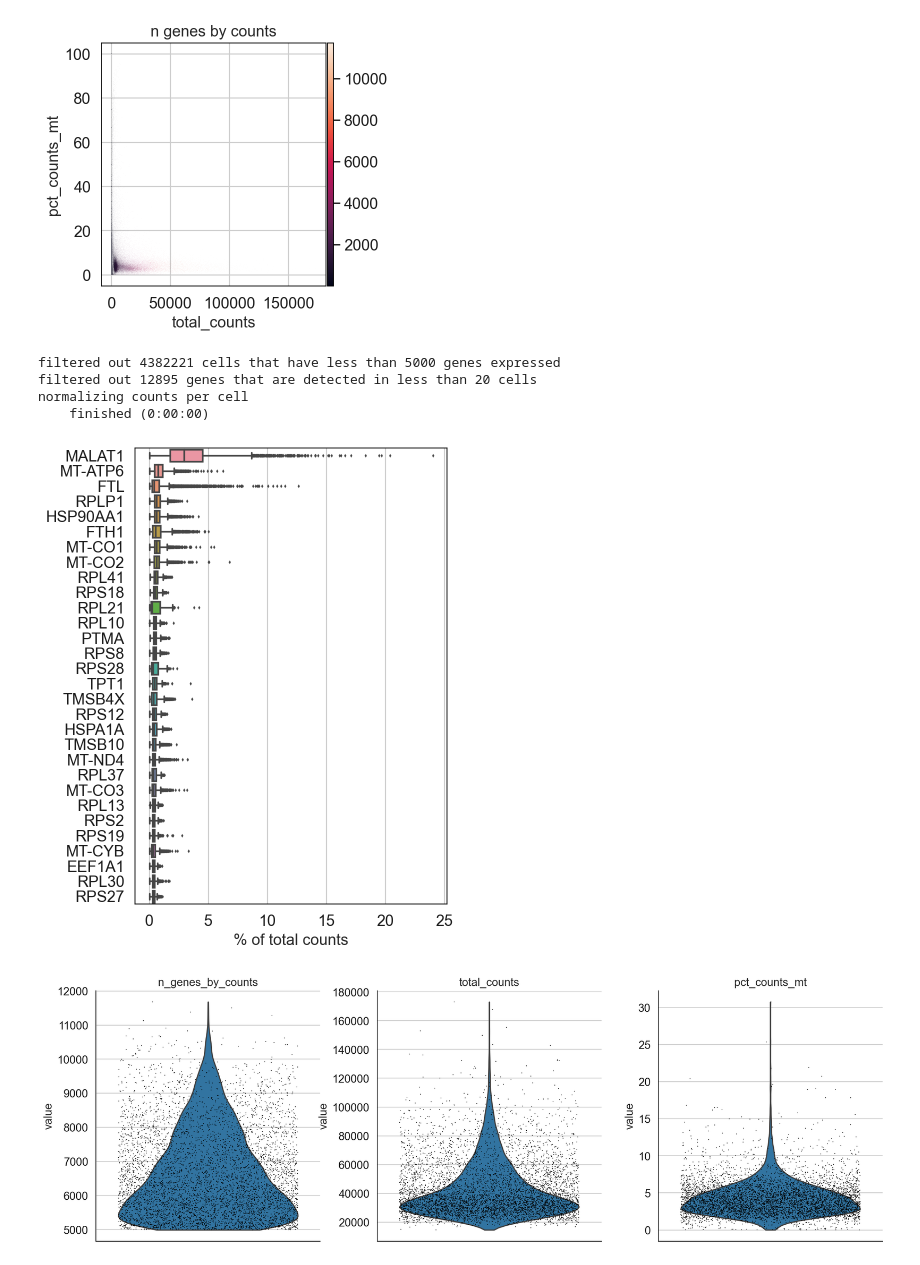
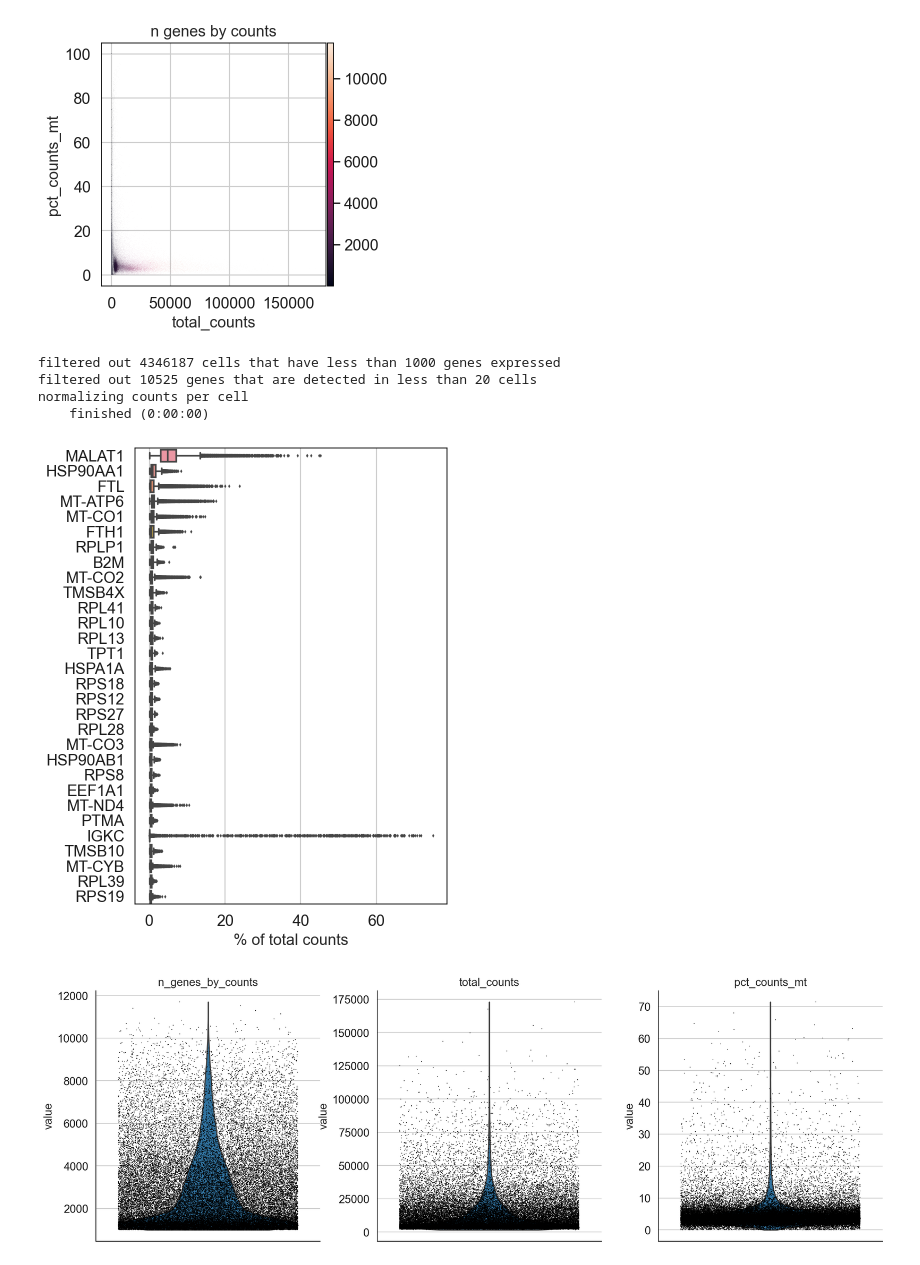
Before and after one commit to tianxin-wang/BIOS26211-Final-Project, a Jupyter notebook: Single Cell Seq.ipynb, the cells around one changed output. Saved outputs shown, nothing was run; the diff lists cells and outputs as text; code cells hidden in the pictures.

```diff
--- a/Single Cell Seq.ipynb
+++ b/Single Cell Seq.ipynb
@@ -49,25 +49,25 @@ sc.pl.scatter(adata, x='total_counts', y='pct_counts_mt', color = 'n_genes_by_co
 #Dataset after data filtering
 # %%
 #filtering
-sc.pp.filter_cells(adata, min_genes=5000) #fiter out cells that express less than 5000 genes
+sc.pp.filter_cells(adata, min_genes=1000) #fiter out cells that express less than 5000 genes
 sc.pp.filter_genes(adata, min_cells=20)
 #after filtering
 #show genes that yield highest fraction of counts
 sc.pl.highest_expr_genes(adata, n_top=30, )
 
 #quality matrix
 adata.var['mt'] = adata.var_names.str.startswith('MT-')
 sc.pp.calculate_qc_metrics(adata, qc_vars=['mt'], percent_top=None, log1p=False, inplace=True)
 
 sc.pl.violin(adata, ['n_genes_by_counts', 'total_counts', 'pct_counts_mt'],
              jitter=0.4, multi_panel=True)
 # %% [output]
-filtered out 4382221 cells that have less than 5000 genes expressed
-filtered out 12895 genes that are detected in less than 20 cells
+filtered out 4346187 cells that have less than 1000 genes expressed
+filtered out 10525 genes that are detected in less than 20 cells
 normalizing counts per cell
     finished (0:00:00)
-[figure, old version]
+[figure, new version]
-[figure, old version]
+[figure, new version]
 # %%
 # plot a scatter plot of QC metrics
 sc.pl.scatter(adata, x='total_counts', y='n_genes_by_counts', color = 'pct_counts_mt')
```
Also changed, not shown: parts of 13 cells of this notebook.
